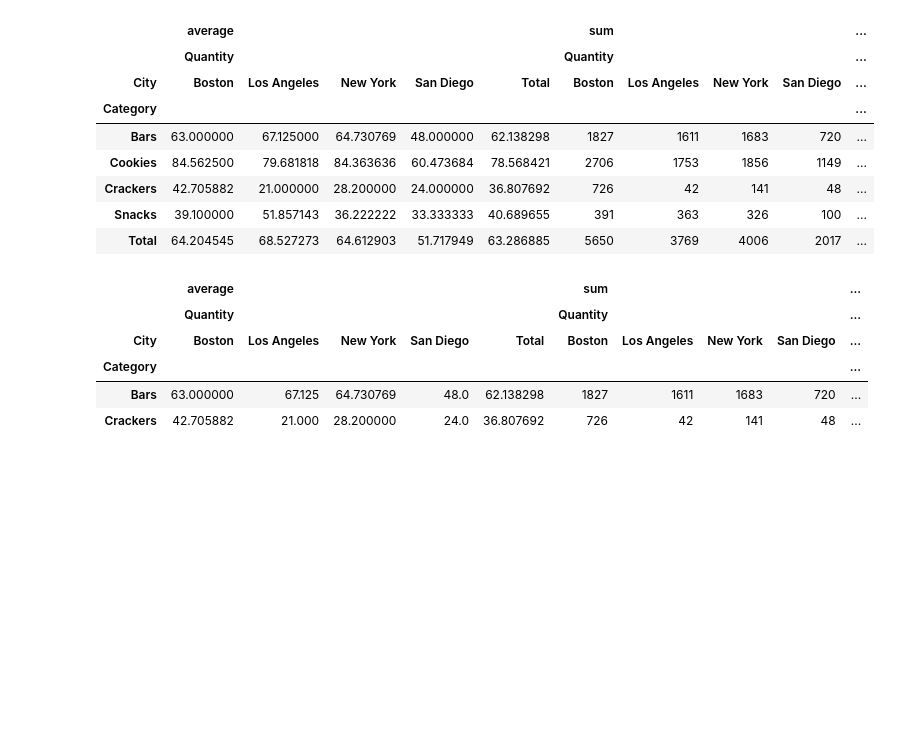
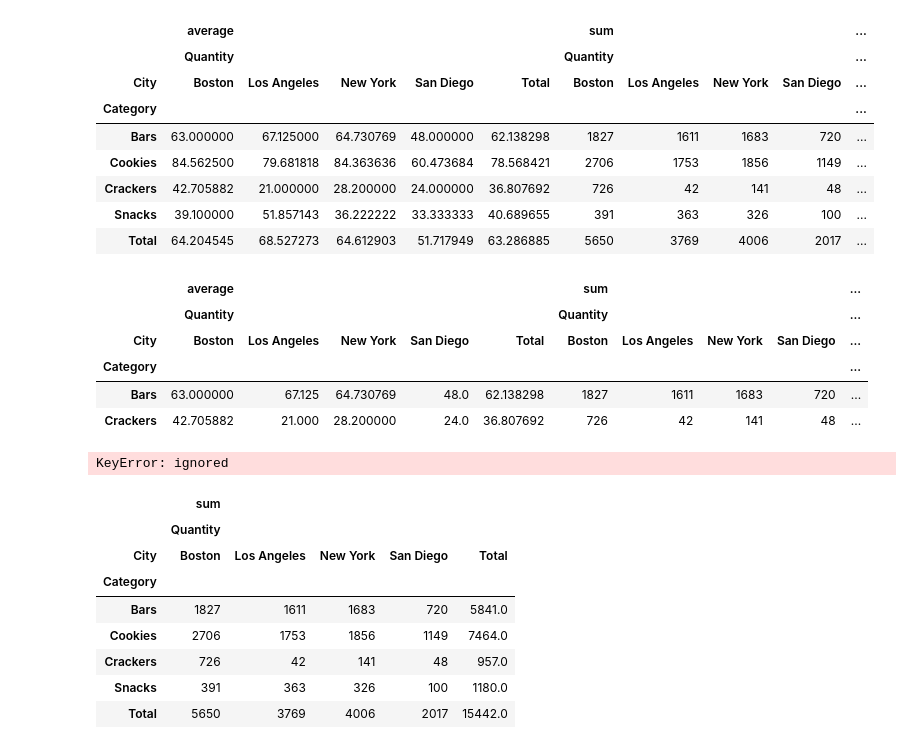
Before and after one commit to sledhead/python_core_test, a Jupyter notebook: excel_test.ipynb, the cells around one changed output. Saved outputs shown, nothing was run; the diff lists cells and outputs as text; code cells hidden in the pictures; blank space fills up the shorter version.

Commit message:
pandas pivot table sort

```diff
--- a/excel_test.ipynb
+++ b/excel_test.ipynb
@@ -248,3 +248,21 @@ save_table.query('Category == ["Bars", "Crackers"]')
 | Category |  |  |  |  |  |  |  |  |  | ... |
 | Bars | 63.000000 | 67.125 | 64.730769 | 48.0 | 62.138298 | 1827 | 1611 | 1683 | 720 | ... |
 | Crackers | 42.705882 | 21.000 | 28.200000 | 24.0 | 36.807692 | 726 | 42 | 141 | 48 | ... |
+# %%
+save_table.sort_values(by="Boston")
+# %% [output]
+KeyError: ignored
+# %%
+save2_table = df.pivot_table(index=['Category'],columns='City',values=['Quantity'], aggfunc=['sum'], fill_value=0, margins=True, margins_name="Total")
+# %%
+save2_table.head()
+# %% [output]
+|  | sum |  |  |  |  |
+|  | Quantity |  |  |  |  |
+| City | Boston | Los Angeles | New York | San Diego | Total |
+| Category |  |  |  |  |  |
+| Bars | 1827 | 1611 | 1683 | 720 | 5841.0 |
+| Cookies | 2706 | 1753 | 1856 | 1149 | 7464.0 |
+| Crackers | 726 | 42 | 141 | 48 | 957.0 |
+| Snacks | 391 | 363 | 326 | 100 | 1180.0 |
+| Total | 5650 | 3769 | 4006 | 2017 | 15442.0 |
```
Also changed, not shown: parts of 2 cells of this notebook.
